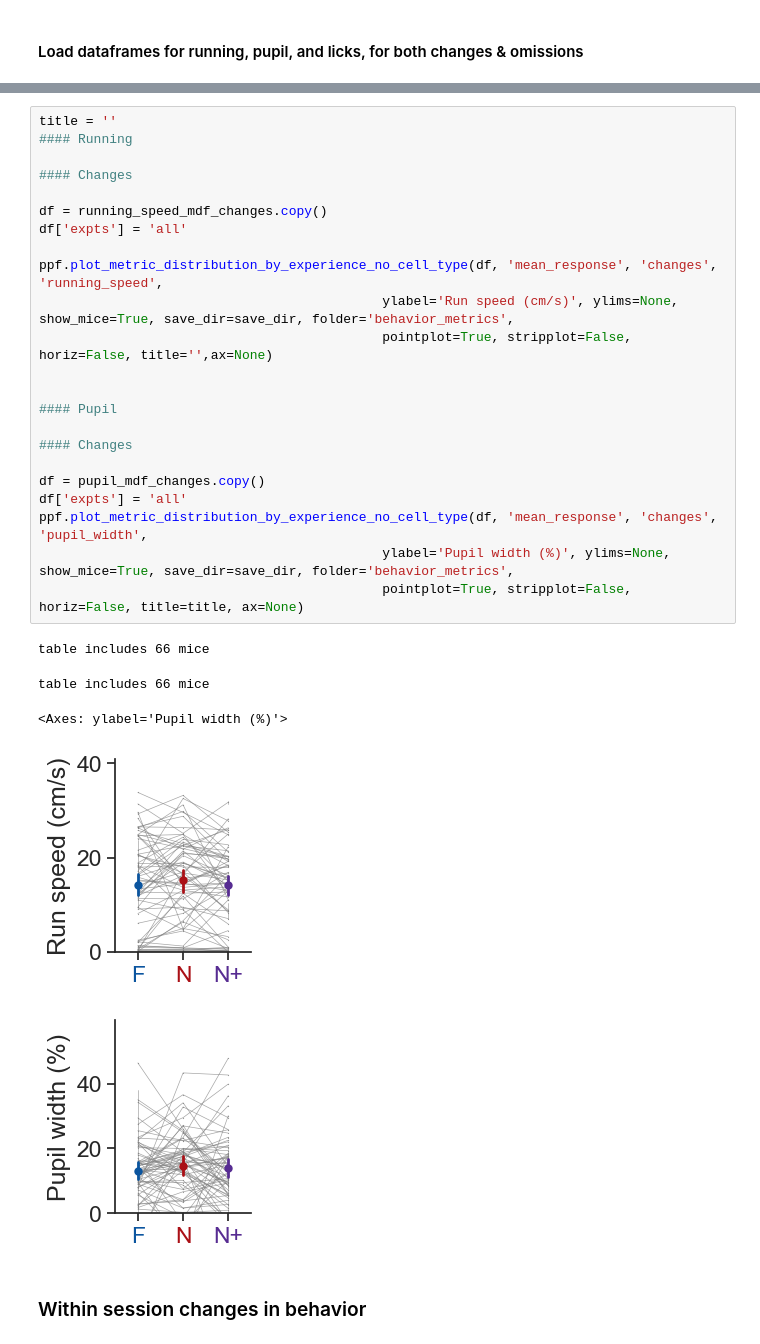
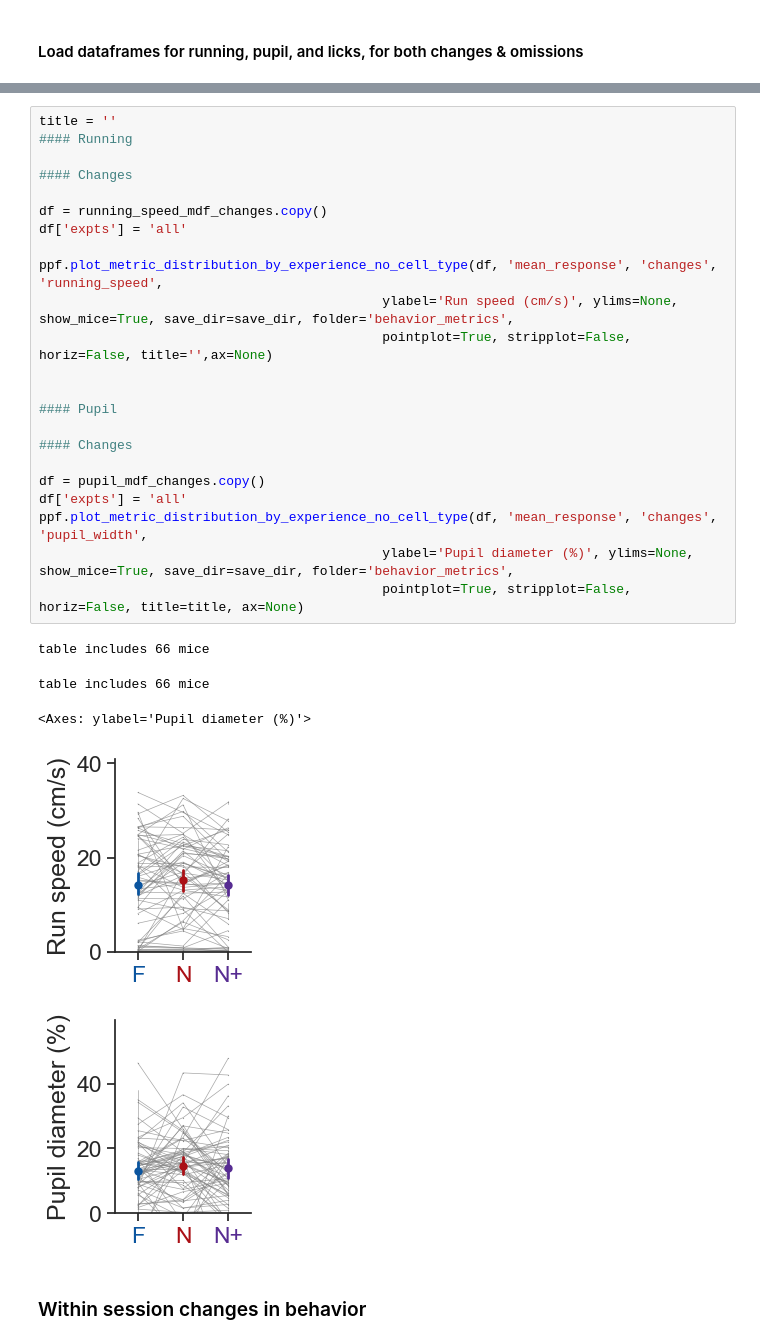
Before and after one commit to AllenInstitute/visual_behavior_analysis, a Jupyter notebook: notebooks/platform_paper_figures/figure_2_main.ipynb, the cells around one changed output, grey strips where cells are left out. Saved outputs shown, nothing was run; the diff lists cells and outputs as text.

```diff
--- a/notebooks/platform_paper_figures/figure_2_main.ipynb
+++ b/notebooks/platform_paper_figures/figure_2_main.ipynb
@@ -390,32 +390,32 @@ The data that was available in previous releases are stored in the block name co
 # %%
 title = ''
 #### Running
 
 #### Changes
 
 df = running_speed_mdf_changes.copy()
 df['expts'] = 'all'
 
 ppf.plot_metric_distribution_by_experience_no_cell_type(df, 'mean_response', 'changes', 'running_speed',
                                             ylabel='Run speed (cm/s)', ylims=None, show_mice=True, save_dir=save_dir, folder='behavior_metrics',
                                             pointplot=True, stripplot=False, horiz=False, title='',ax=None)
 
 
 #### Pupil
 
 #### Changes
 
 df = pupil_mdf_changes.copy()
 df['expts'] = 'all'
 ppf.plot_metric_distribution_by_experience_no_cell_type(df, 'mean_response', 'changes', 'pupil_width',
-                                            ylabel='Pupil width (%)', ylims=None, show_mice=True, save_dir=save_dir, folder='behavior_metrics',
+                                            ylabel='Pupil diameter (%)', ylims=None, show_mice=True, save_dir=save_dir, folder='behavior_metrics',
                                             pointplot=True, stripplot=False, horiz=False, title=title, ax=None)
 # %% [output]
 table includes 66 mice
 table includes 66 mice
-<Axes: ylabel='Pupil width (%)'>
+<Axes: ylabel='Pupil diameter (%)'>
 [figure]
-[figure, old version]
+[figure, new version]
 # %% [markdown]
 ### Within session changes in behavior
 # %% [markdown]
```
Also changed, not shown: parts of 7 cells of this notebook, 19 other files.
